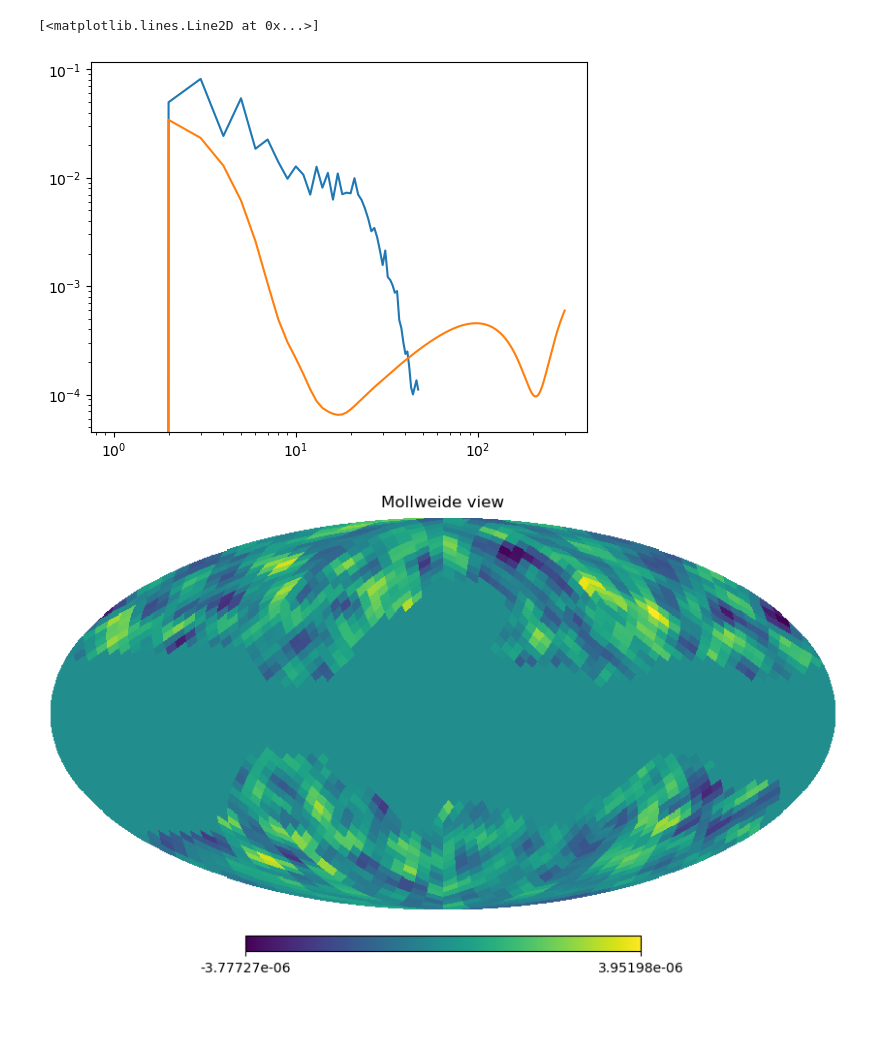
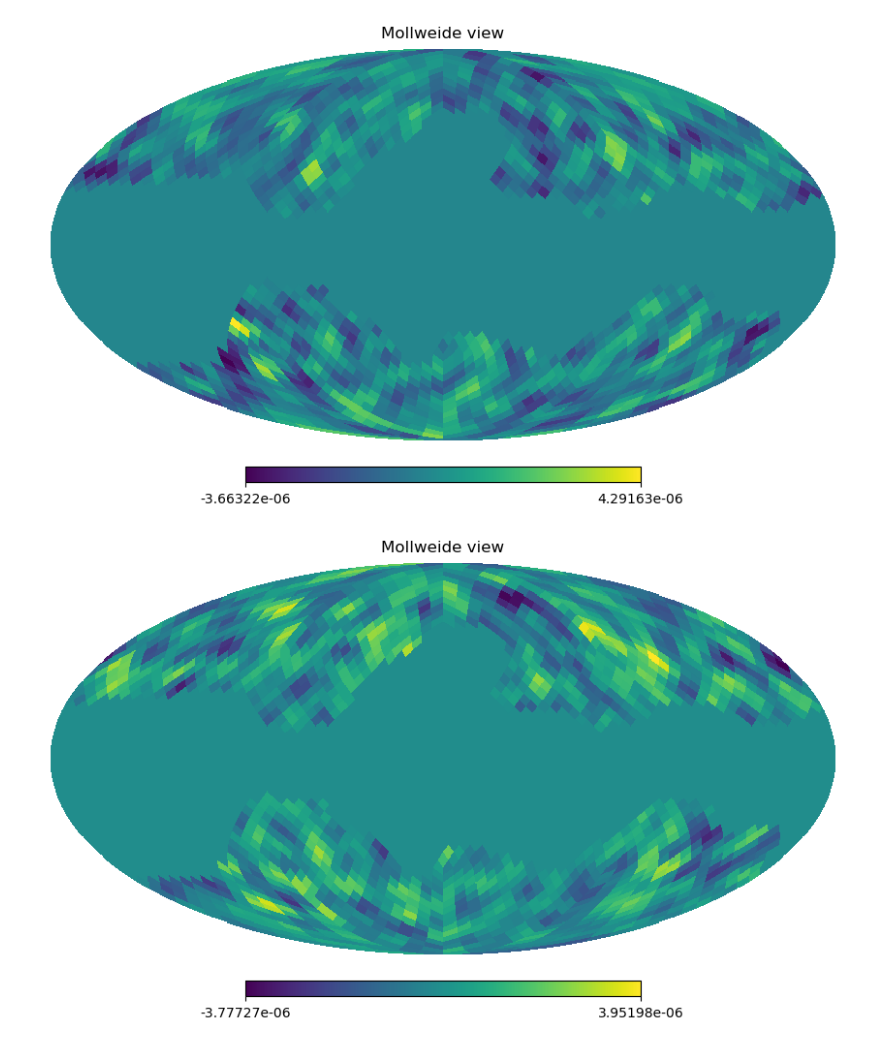
Before and after one commit to antolonappan/taunet, a Jupyter notebook: Notebooks/ncm.ipynb, the cells around one changed output. Drawn from its saved outputs; the diff is of its cells as text; code cells hidden in the pictures; blank space fills up the shorter version.

```diff
--- a/Notebooks/ncm.ipynb
+++ b/Notebooks/ncm.ipynb
@@ -16,15 +13,11 @@ The autoreload extension is already loaded. To reload it, use:
 # %%
 ncm = NoiseModel()
 # %%
-e = ncm.Emode(23,unit='K')
+hp.mollview(ncm.noisemap(23,unit='K')[0])
+# %% [output]
+[figure, added]
 # %%
 cmb = CMBspectra()
-# %%
-plt.loglog(hp.alm2cl(e)*1e12,label='E')
-plt.loglog(cmb.EE,label='T')
-# %% [output]
-[<matplotlib.lines.Line2D at 0x...>]
-[figure, removed]
 # %%
 hp.mollview(ncm.noisemap(23,order='ring',unit='K')[0])
 # %% [output]
```
Also changed, not shown: parts of 7 cells of this notebook, 5 other files.
